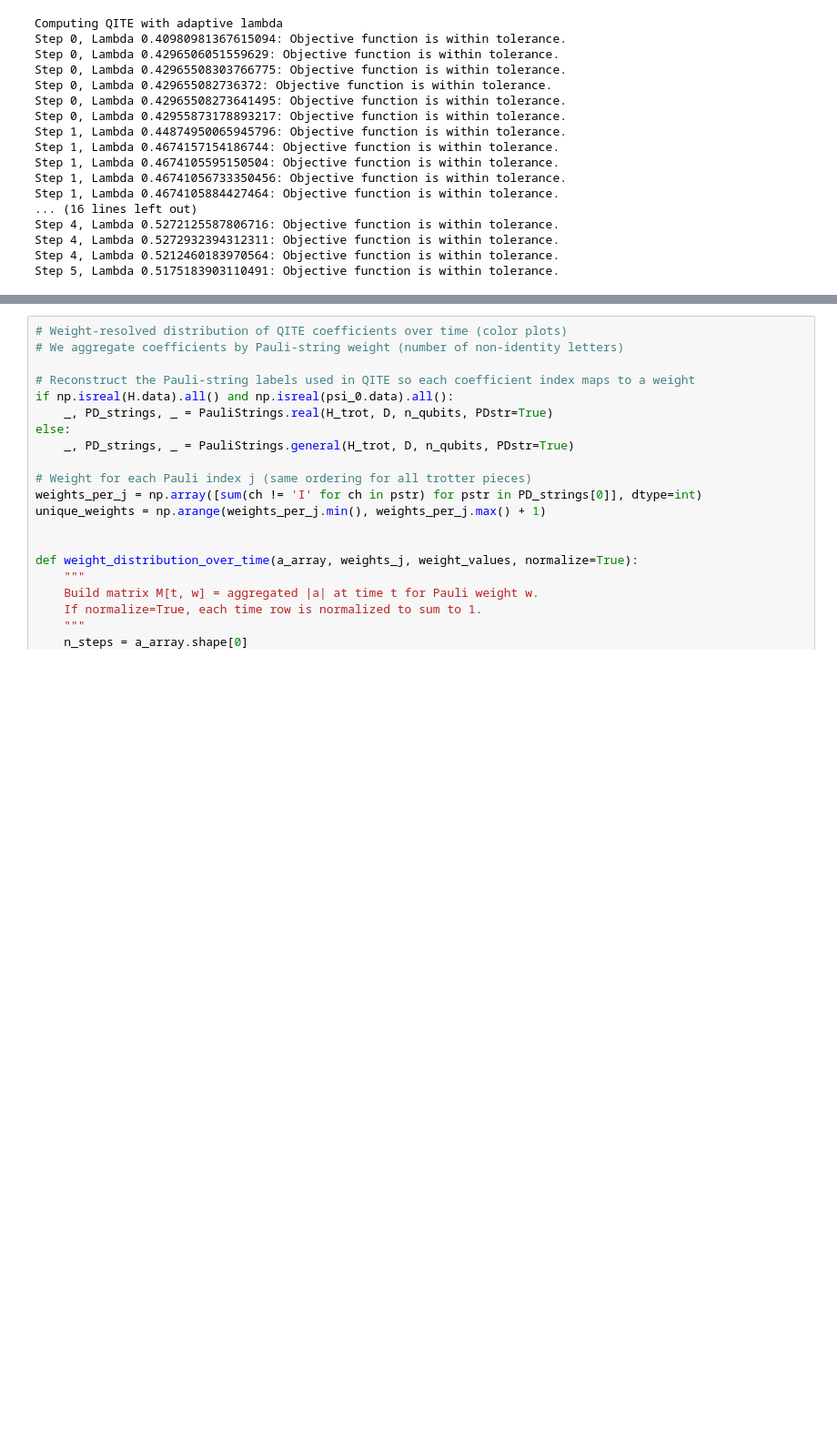
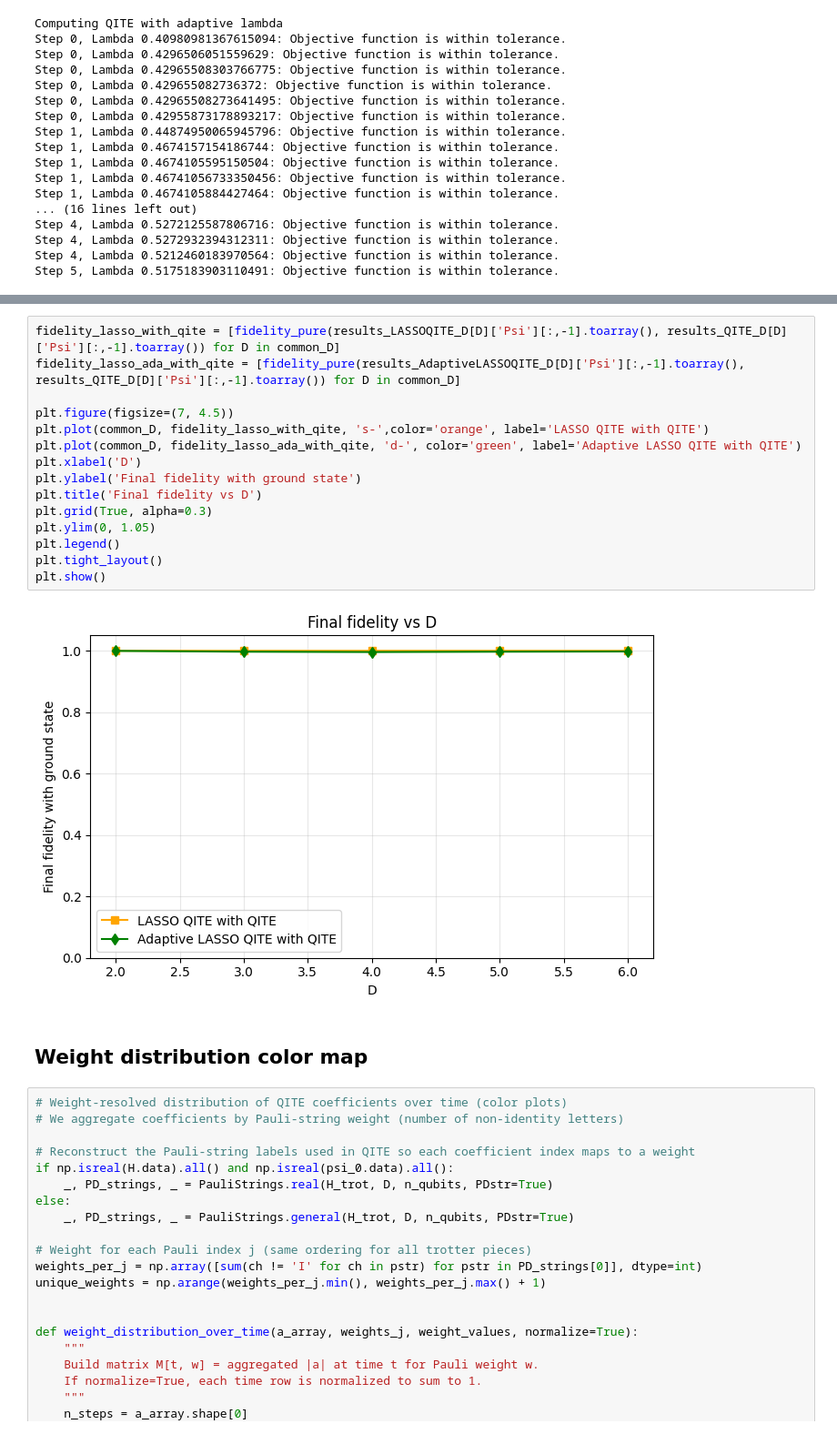
Before and after one commit to LucaYoy/Sparse-QITE, a Jupyter notebook: notebooks/QITE_vs_LASSOQITE.ipynb, the cells around one changed output, grey strips where cells are left out. Shown at 91% size. Cells and saved outputs as stored; diff of their text form; blank space fills up the shorter version.

```diff
--- a/notebooks/QITE_vs_LASSOQITE.ipynb
+++ b/notebooks/QITE_vs_LASSOQITE.ipynb
@@ -192,3 +259,22 @@ plt.show()
+# %%
+fidelity_lasso_with_qite = [fidelity_pure(results_LASSOQITE_D[D]['Psi'][:,-1].toarray(), results_QITE_D[D]['Psi'][:,-1].toarray()) for D in common_D]
+fidelity_lasso_ada_with_qite = [fidelity_pure(results_AdaptiveLASSOQITE_D[D]['Psi'][:,-1].toarray(), results_QITE_D[D]['Psi'][:,-1].toarray()) for D in common_D]
+
+plt.figure(figsize=(7, 4.5))
+plt.plot(common_D, fidelity_lasso_with_qite, 's-',color='orange', label='LASSO QITE with QITE')
+plt.plot(common_D, fidelity_lasso_ada_with_qite, 'd-', color='green', label='Adaptive LASSO QITE with QITE')
+plt.xlabel('D')
+plt.ylabel('Final fidelity with ground state')
+plt.title('Final fidelity vs D')
+plt.grid(True, alpha=0.3)
+plt.ylim(0, 1.05)
+plt.legend()
+plt.tight_layout()
+plt.show()
+# %% [output]
+[figure, added]
+# %% [markdown]
+## Weight distribution color map
 # %%
 # Weight-resolved distribution of QITE coefficients over time (color plots)
 # We aggregate coefficients by Pauli-string weight (number of non-identity letters)
```
Also changed, not shown: parts of 8 cells of this notebook, 9 other files.
